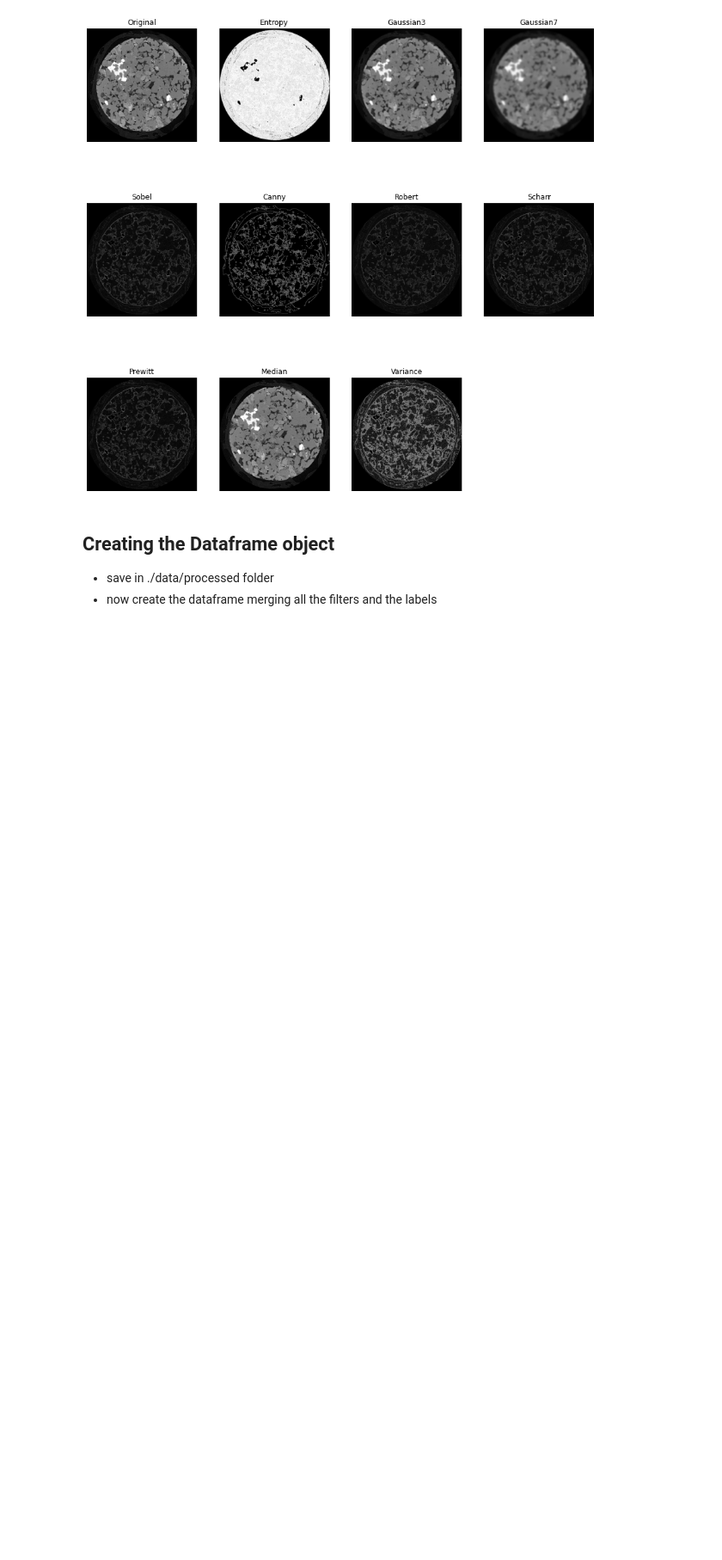
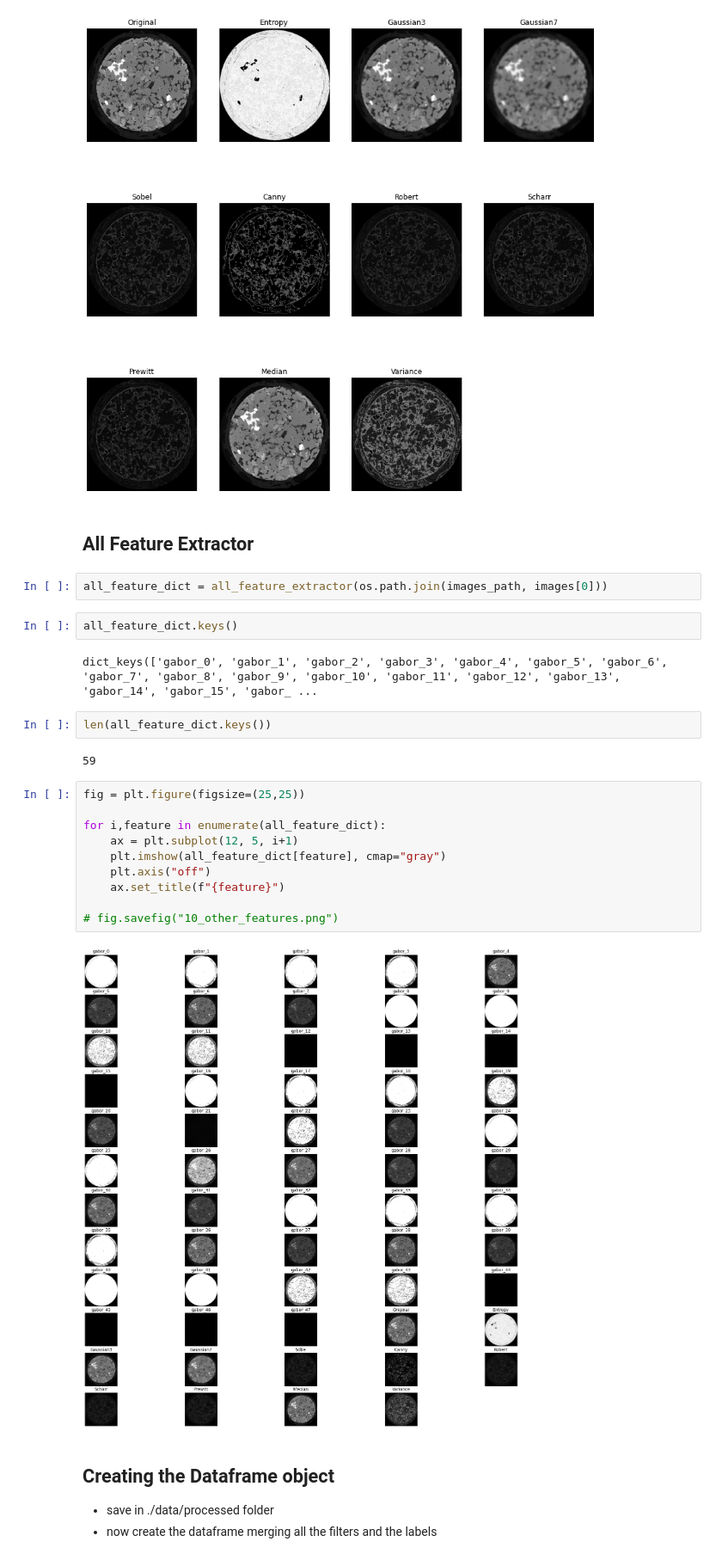
Before and after one commit to utsavdarlami/sandstone_segmentation, a Jupyter notebook: notebooks/01_feature_extraction.ipynb, the cells around one changed output. Shown at 86% size. Saved outputs shown, nothing was run; the diff lists cells and outputs as text; blank space fills up the shorter version.

Commit message:
Added all_feature_extractor

```diff
--- a/notebooks/01_feature_extraction.ipynb
+++ b/notebooks/01_feature_extraction.ipynb
@@ -346,6 +273,30 @@ for i,feature in enumerate(feature_dict):
 # fig.savefig("10_other_features.png")
 # %% [output]
 [figure]
+# %% [markdown]
+## All Feature Extractor
+# %%
+all_feature_dict = all_feature_extractor(os.path.join(images_path, images[0]))
+# %%
+all_feature_dict.keys()
+# %% [output]
+dict_keys(['gabor_0', 'gabor_1', 'gabor_2', 'gabor_3', 'gabor_4', 'gabor_5', 'gabor_6', 'gabor_7', 'gabor_8', 'gabor_9', 'gabor_10', 'gabor_11', 'gabor_12', 'gabor_13', 'gabor_14', 'gabor_15', 'gabor_ ...
+# %%
+len(all_feature_dict.keys())
+# %% [output]
+59
+# %%
+fig = plt.figure(figsize=(25,25))
+
+for i,feature in enumerate(all_feature_dict):
+    ax = plt.subplot(12, 5, i+1)
+    plt.imshow(all_feature_dict[feature], cmap="gray")
+    plt.axis("off")
+    ax.set_title(f"{feature}")
+
+# fig.savefig("10_other_features.png")
+# %% [output]
+[figure, added]
 # %% [markdown]
 ## Creating the Dataframe object
 - save in ./data/processed folder
```
Also changed, not shown: parts of 15 cells of this notebook, 1 other file.
